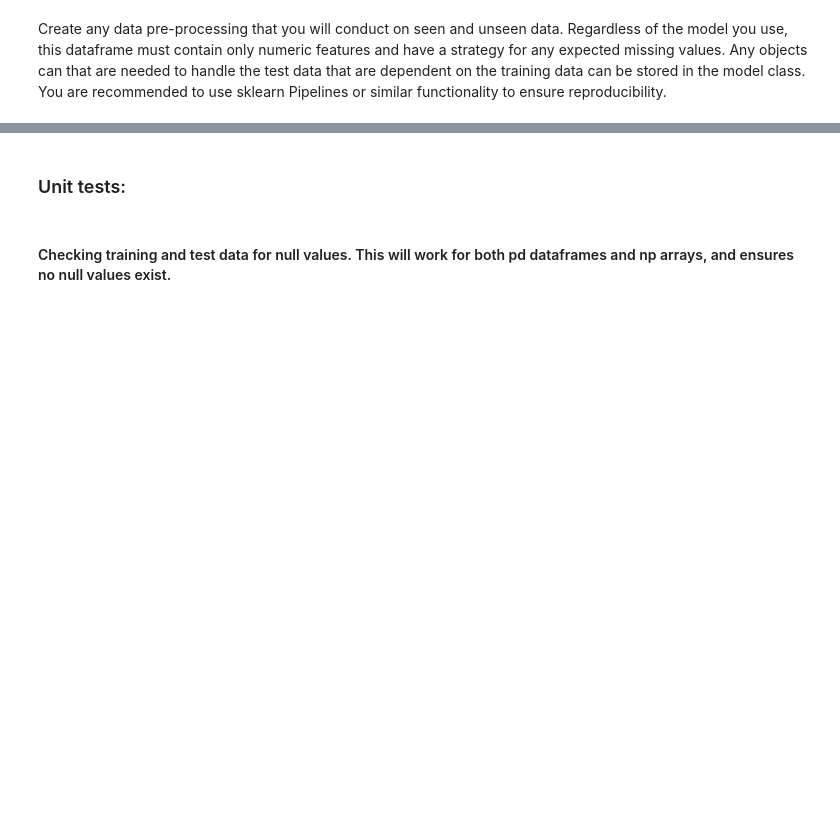
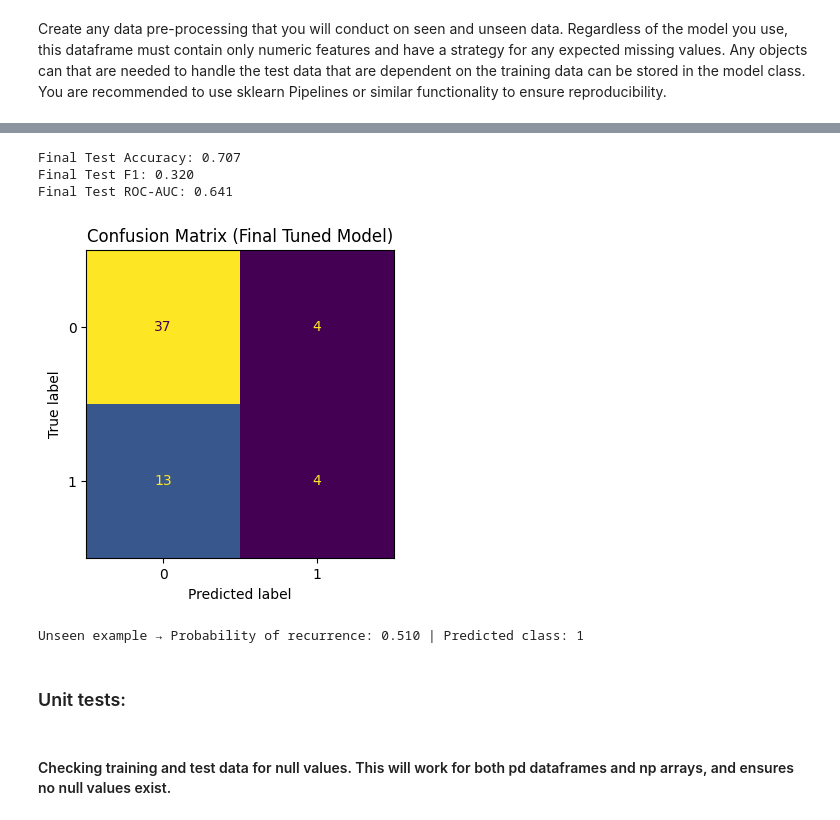
Before and after one commit to lauraperryman/Module4-ML_task, a Jupyter notebook: Task_template_name_module.ipynb, the cells around one changed output, grey strips where cells are left out. Drawn from its saved outputs; the diff is of its cells as text; code cells hidden in the pictures; blank space fills up the shorter version.

```diff
--- a/Task_template_name_module.ipynb
+++ b/Task_template_name_module.ipynb
@@ -248,3 +207,8 @@ x_train_processed = my_model.preprocess_training_data(x_train)
+# %%
+# Create a model
+
+# Baseline Logistic regression (balanced)
+balanced_clf = LogisticRegression(max_iter=1000, class_weight='balanced', random_state=42)
 # %%
 # Dont change
 x_test_processed = my_model.preprocess_test_data(x_test)
@@ -257,3 +306,43 @@ x_test_processed = my_model.preprocess_test_data(x_test)
+# %%
+#Final Model
+best_pipe = grid.best_estimator_
+best_pipe.fit(x_train, y_train)  # raw data in; pipe handles all transforms
+
+y_test_proba = best_pipe.predict_proba(x_test)[:, 1]
+y_test_pred  = (y_test_proba >= 0.5).astype(int)
+
+print(f"\nFinal Test Accuracy: {accuracy_score(y_test, y_test_pred):.3f}")
+print(f"Final Test F1: {f1_score(y_test, y_test_pred):.3f}")
+print(f"Final Test ROC-AUC: {roc_auc_score(y_test, y_test_proba):.3f}")
+
+fig, ax = plt.subplots(figsize=(4, 4))
+ConfusionMatrixDisplay.from_predictions(y_test, y_test_pred, ax=ax, colorbar=False)
+ax.set_title("Confusion Matrix (Final Tuned Model)")
+plt.show()
+# %% [output]
+Final Test Accuracy: 0.707
+Final Test F1: 0.320
+Final Test ROC-AUC: 0.641
+[figure, added]
+# %%
+#Unseen example
+unseen = pd.DataFrame([{
+    'age': '50-59',
+    'menopause': 'premeno',
+    'tumor-size': '15-19',          # raw range string
+    'inv-nodes': '3-5',             # raw range string
+    'node-caps': 'yes',             # may be NaN in real life; pipeline handles imputation
+    'deg-malig': 2,
+    'breast': 'left',
+    'breast-quad': 'left_low',
+    'irradiat': 'no'
+}])
+
+unseen_pred_proba = best_pipe.predict_proba(unseen)[:, 1][0]
+unseen_pred = int(unseen_pred_proba >= 0.5)
+print(f"Unseen example → Probability of recurrence: {unseen_pred_proba:.3f} | Predicted class: {unseen_pred}")
+# %% [output]
+Unseen example → Probability of recurrence: 0.510 | Predicted class: 1
 # %% [markdown]
 ### Unit tests:
 # %% [markdown]
```
Also changed, not shown: parts of 28 cells of this notebook.
